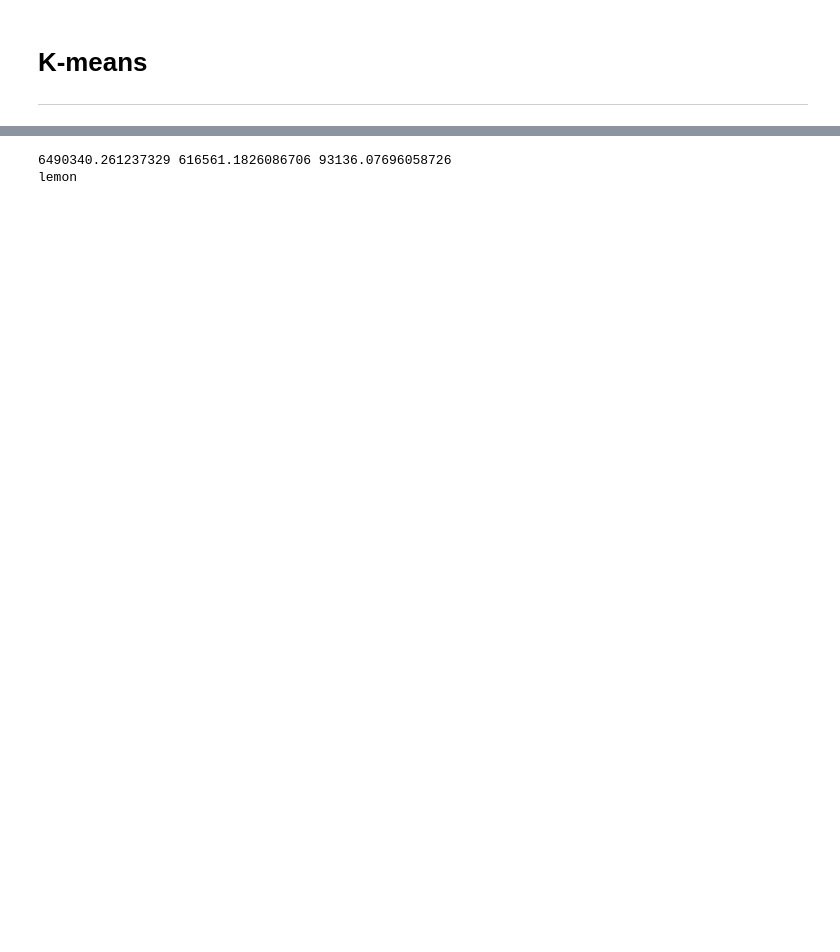
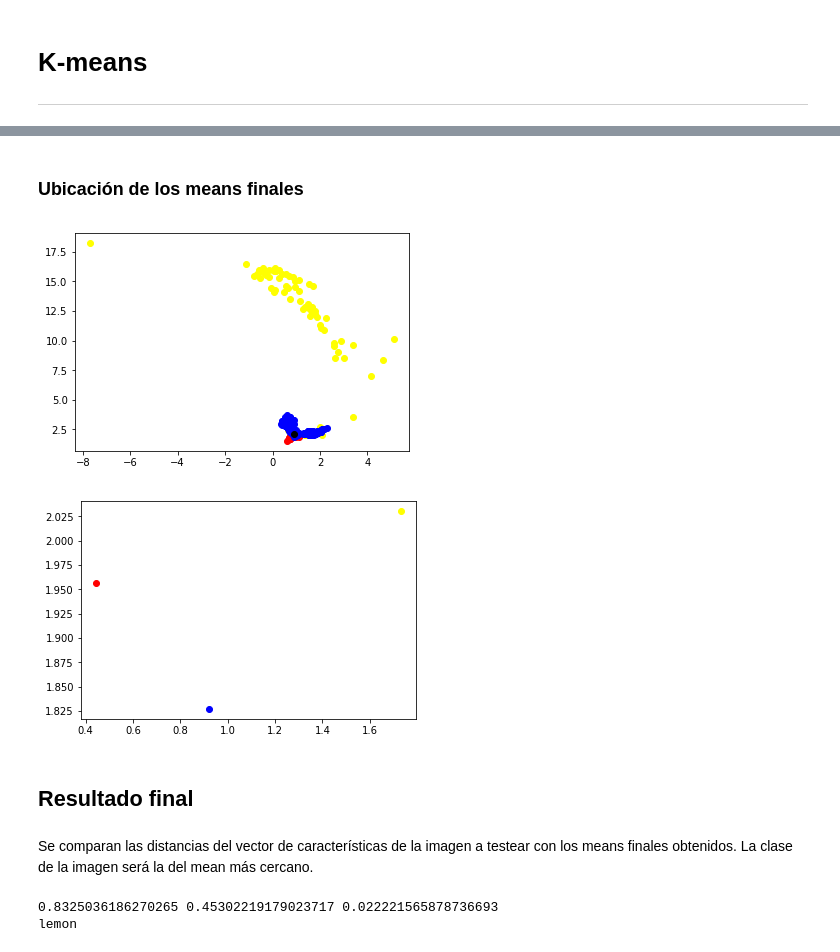
Before and after one commit to gonzafernan/fruit-classifier, a Jupyter notebook: 05-algoritmos.ipynb, the cells around one changed output, grey strips where cells are left out. Saved outputs shown, nothing was run; the diff lists cells and outputs as text; code cells hidden in the pictures; blank space fills up the shorter version.

```diff
--- a/05-algoritmos.ipynb
+++ b/05-algoritmos.ipynb
@@ -530,12 +425,28 @@ while (iter < 100):
+# %% [markdown]
+### Ubicación de los means finales
+# %%
+fig_means, ax = plt.subplots()
+ax.plot(b_mean[0], b_mean[1], 'o', color='yellow')
+ax.plot(o_mean[0], o_mean[1], 'o', color='red')
+ax.plot(l_mean[0], l_mean[1], 'o', color='blue')
+
+fig_data
+# %% [output]
+[figure, added]
+[figure, added]
+# %% [markdown]
+## Resultado final
+# %% [markdown]
+Se comparan las distancias del vector de características de la imagen a testear con los means finales obtenidos. La clase de la imagen será la del mean más cercano.
 # %%
 sum_b = 0
 sum_o = 0
 sum_l = 0
 
-for i in range(0, len(test.feature[0])-1):
-    sum_b += np.power(np.abs(test.feature[0][i] - b_mean[i]), 2)
-    sum_o += np.power(np.abs(test.feature[0][i] - o_mean[i]), 2)
-    sum_l += np.power(np.abs(test.feature[0][i] - l_mean[i]), 2)
+for i in range(0, len(test.feature)-1):
+    sum_b += np.power(np.abs(test.feature[i] - b_mean[i]), 2)
+    sum_o += np.power(np.abs(test.feature[i] - o_mean[i]), 2)
+    sum_l += np.power(np.abs(test.feature[i] - l_mean[i]), 2)
 
 dist_b = np.sqrt(sum_b)
 dist_o = np.sqrt(sum_o)
@@ -545,11 +456,11 @@ print(dist_b, dist_o, dist_l)
 if ((dist_b <= dist_o) and (dist_b <= dist_l)):
     test.label = 'banana'
 if ((dist_o <= dist_b) and (dist_o <= dist_l)):
-    test.label = 'orange'
+    test_label = 'orange'
 if ((dist_l <= dist_b) and (dist_l <= dist_o)):
     test.label = 'lemon'
 
 print(test.label)
 # %% [output]
-6490340.261237329 616561.1826086706 93136.07696058726
+0.8325036186270265 0.45302219179023717 0.022221565878736693
 lemon
```
Also changed, not shown: parts of 50 cells of this notebook, 4 other files.
